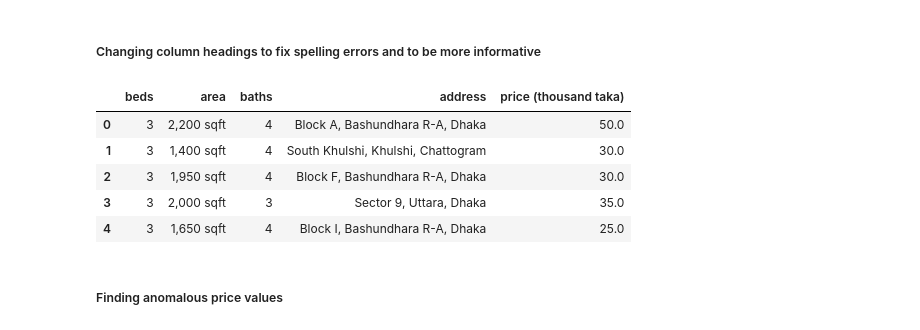
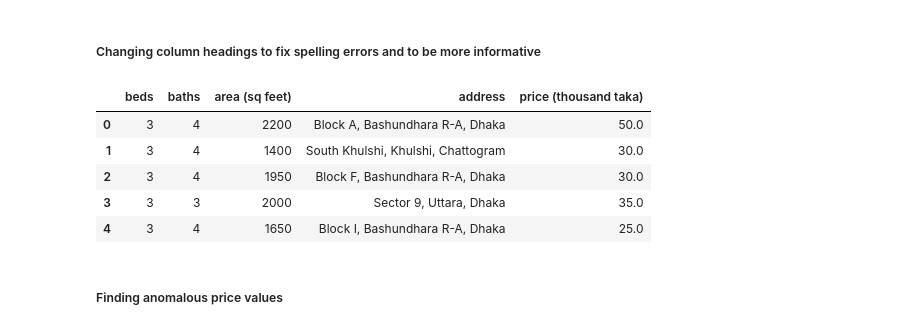
Before and after one commit to EirfatChoudhury/Bangladesh-House-Prices, a Jupyter notebook: bangladesh.ipynb, the cells around one changed output. Drawn from its saved outputs; the diff is of its cells as text; code cells hidden in the pictures.

Commit message:
Changing details about the area

```diff
--- a/bangladesh.ipynb
+++ b/bangladesh.ipynb
@@ -188,17 +188,18 @@ array([  50.  ,   30.  ,   35.  ,   25.  ,  110.  ,   23.  ,   40.  ,
 df4 = df3.copy()
 # %%
 df4["baths"] = df4["bath"]
+df4["area (sq feet)"] = df4["area"]
+df4["price (thousand taka)"] = df4["price"]
 df4["address"] = df4["adress"]
-df4["price (thousand taka)"] = df4["price"]
-df4 = df4.drop(["bath", "adress", "price"], axis="columns")
+df4 = df4.drop(["bath", "area", "adress", "price"], axis="columns")
 df4.head()
 # %% [output]
-|  | beds | area | baths | address | price (thousand taka) |
-| 0 | 3 | 2,200 sqft | 4 | Block A, Bashundhara R-A, Dhaka | 50.0 |
-| 1 | 3 | 1,400 sqft | 4 | South Khulshi, Khulshi, Chattogram | 30.0 |
-| 2 | 3 | 1,950 sqft | 4 | Block F, Bashundhara R-A, Dhaka | 30.0 |
-| 3 | 3 | 2,000 sqft | 3 | Sector 9, Uttara, Dhaka | 35.0 |
-| 4 | 3 | 1,650 sqft | 4 | Block I, Bashundhara R-A, Dhaka | 25.0 |
+|  | beds | baths | area (sq feet) | address | price (thousand taka) |
+| 0 | 3 | 4 | 2200 | Block A, Bashundhara R-A, Dhaka | 50.0 |
+| 1 | 3 | 4 | 1400 | South Khulshi, Khulshi, Chattogram | 30.0 |
+| 2 | 3 | 4 | 1950 | Block F, Bashundhara R-A, Dhaka | 30.0 |
+| 3 | 3 | 3 | 2000 | Sector 9, Uttara, Dhaka | 35.0 |
+| 4 | 3 | 4 | 1650 | Block I, Bashundhara R-A, Dhaka | 25.0 |
 # %% [markdown]
 ##### Finding anomalous price values
 # %%
```
Also changed, not shown: parts of 3 cells of this notebook.
